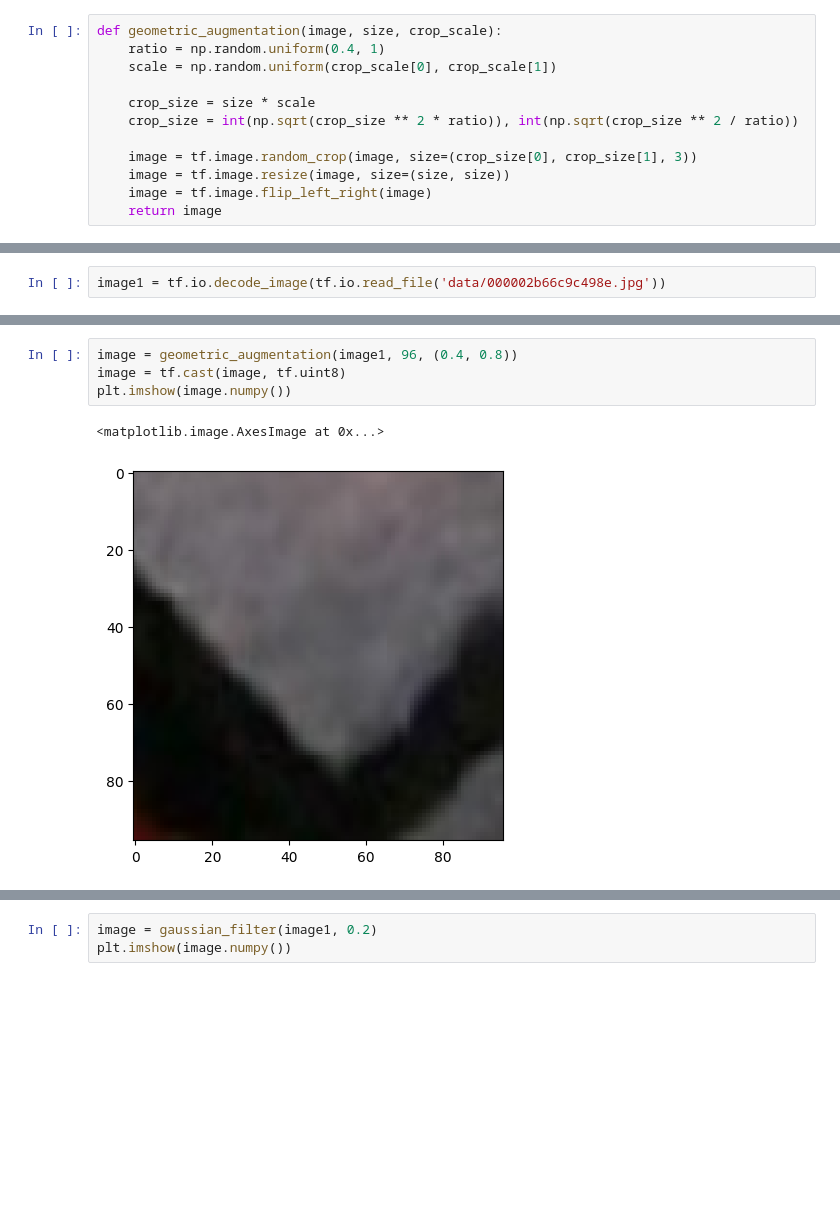
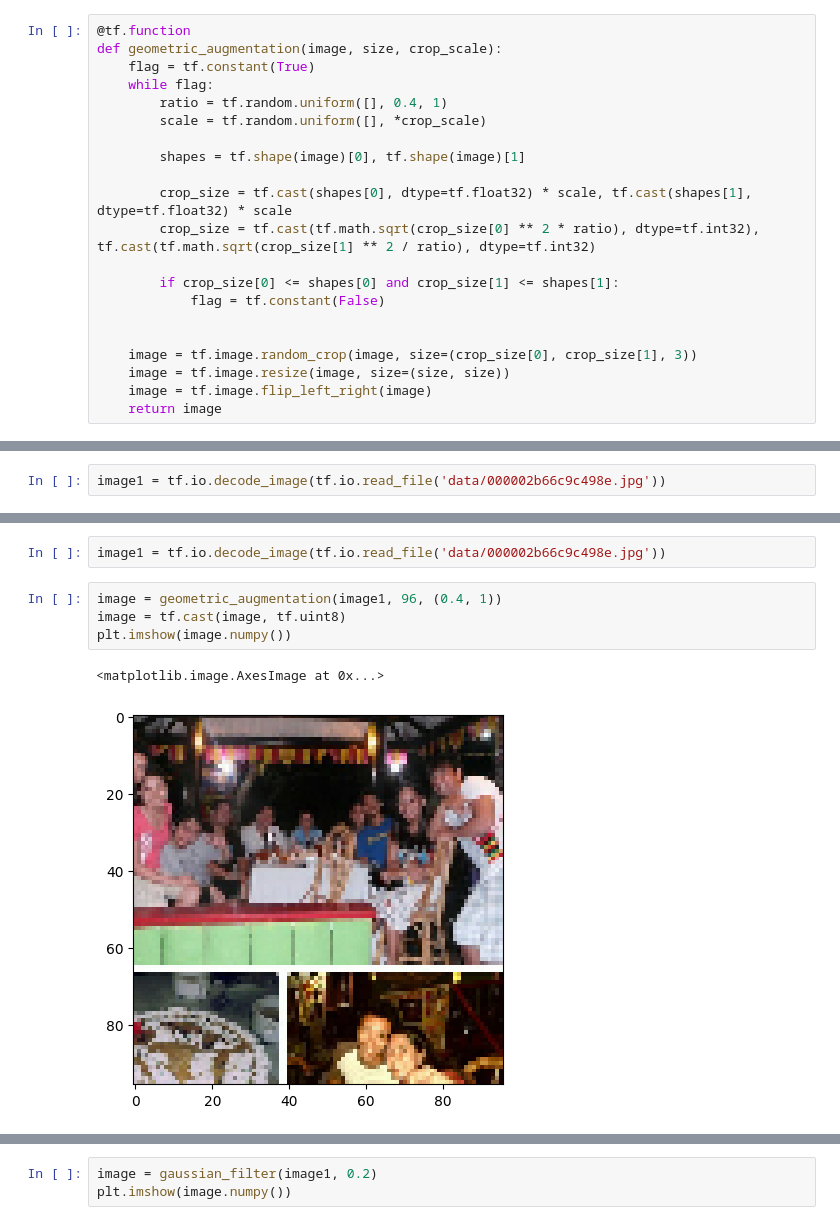
Before and after one commit to dubstepenjoyer/dvfu_tasks, a Jupyter notebook: feature_extraction.ipynb, the cells around one changed output, grey strips where cells are left out. Cells and saved outputs as stored; diff of their text form; blank space fills up the shorter version.

```diff
--- a/feature_extraction.ipynb
+++ b/feature_extraction.ipynb
@@ -75,12 +91,21 @@ Implement image augmentation and crops as described in DINO.
 # %%
 paths_dataset = tf.data.Dataset.from_tensor_slices(pd_data.filepaths)
 # %%
+@tf.function
 def geometric_augmentation(image, size, crop_scale):
-    ratio = np.random.uniform(0.4, 1)
-    scale = np.random.uniform(crop_scale[0], crop_scale[1])
+    flag = tf.constant(True)
+    while flag:
+        ratio = tf.random.uniform([], 0.4, 1)
+        scale = tf.random.uniform([], *crop_scale)
 
-    crop_size = size * scale
-    crop_size = int(np.sqrt(crop_size ** 2 * ratio)), int(np.sqrt(crop_size ** 2 / ratio))
+        shapes = tf.shape(image)[0], tf.shape(image)[1]
+
+        crop_size = tf.cast(shapes[0], dtype=tf.float32) * scale, tf.cast(shapes[1], dtype=tf.float32) * scale
+        crop_size = tf.cast(tf.math.sqrt(crop_size[0] ** 2 * ratio), dtype=tf.int32), tf.cast(tf.math.sqrt(crop_size[1] ** 2 / ratio), dtype=tf.int32)
+
+        if crop_size[0] <= shapes[0] and crop_size[1] <= shapes[1]:
+            flag = tf.constant(False)
+
 
     image = tf.image.random_crop(image, size=(crop_size[0], crop_size[1], 3))
     image = tf.image.resize(image, size=(size, size))
@@ -149,10 +186,12 @@ image1 = tf.io.decode_image(tf.io.read_file('data/000002b66c9c498e.jpg'))
+# %%
+image1 = tf.io.decode_image(tf.io.read_file('data/000002b66c9c498e.jpg'))
 # %%
-image = geometric_augmentation(image1, 96, (0.4, 0.8))
+image = geometric_augmentation(image1, 96, (0.4, 1))
 image = tf.cast(image, tf.uint8)
 plt.imshow(image.numpy())
 # %% [output]
 <matplotlib.image.AxesImage at 0x...>
-[figure, old version]
+[figure, new version]
 # %%
 image = color_transform(image1)
 plt.imshow(image.numpy())
```
Also changed, not shown: parts of 14 cells of this notebook.
